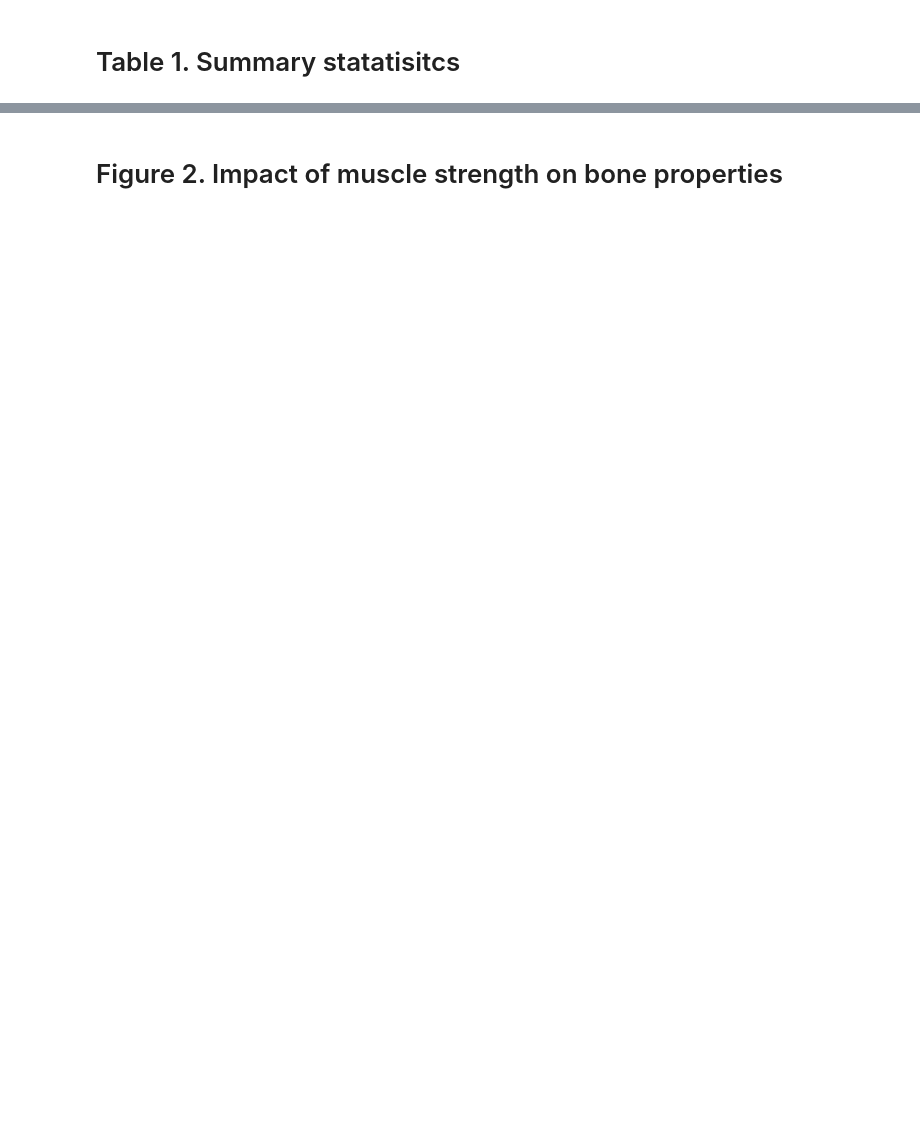
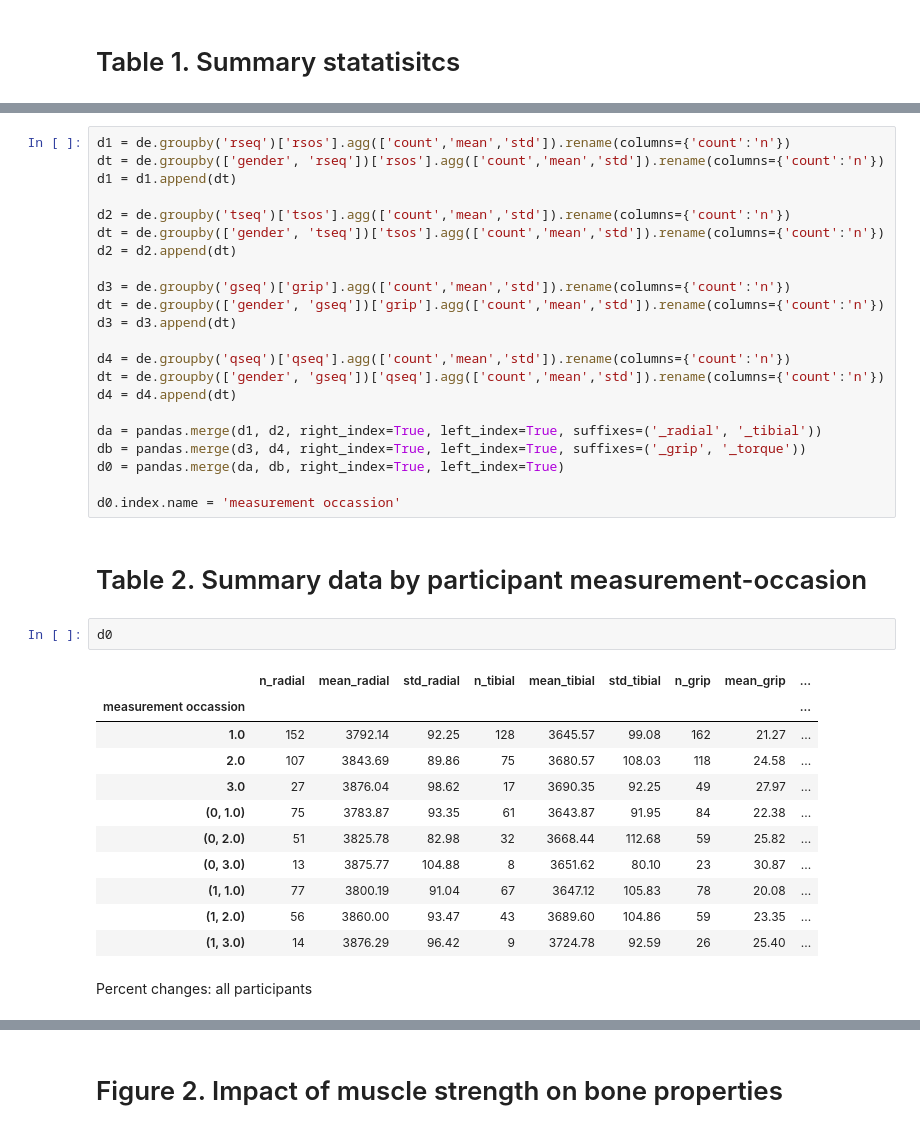
Before and after one commit to kmongeon/exercise_physiology, a Jupyter notebook: scripts/june2017_no_adjust.ipynb, the cells around one changed output, grey strips where cells are left out. Cells and saved outputs as stored; diff of their text form; blank space fills up the shorter version.

```diff
--- a/scripts/june2017_no_adjust.ipynb
+++ b/scripts/june2017_no_adjust.ipynb
@@ -263,0 +279,40 @@ dtype: float64
+# %%
+d1 = de.groupby('rseq')['rsos'].agg(['count','mean','std']).rename(columns={'count':'n'})
+dt = de.groupby(['gender', 'rseq'])['rsos'].agg(['count','mean','std']).rename(columns={'count':'n'})
+d1 = d1.append(dt)
+
+d2 = de.groupby('tseq')['tsos'].agg(['count','mean','std']).rename(columns={'count':'n'})
+dt = de.groupby(['gender', 'tseq'])['tsos'].agg(['count','mean','std']).rename(columns={'count':'n'})
+d2 = d2.append(dt)
+
+d3 = de.groupby('gseq')['grip'].agg(['count','mean','std']).rename(columns={'count':'n'})
+dt = de.groupby(['gender', 'gseq'])['grip'].agg(['count','mean','std']).rename(columns={'count':'n'})
+d3 = d3.append(dt)
+
+d4 = de.groupby('qseq')['qseq'].agg(['count','mean','std']).rename(columns={'count':'n'})
+dt = de.groupby(['gender', 'gseq'])['qseq'].agg(['count','mean','std']).rename(columns={'count':'n'})
+d4 = d4.append(dt)
+
+da = pandas.merge(d1, d2, right_index=True, left_index=True, suffixes=('_radial', '_tibial'))
+db = pandas.merge(d3, d4, right_index=True, left_index=True, suffixes=('_grip', '_torque'))
+d0 = pandas.merge(da, db, right_index=True, left_index=True)
+
+d0.index.name = 'measurement occassion'
+# %% [markdown]
+# Table 2. Summary data by participant measurement-occasion
+# %%
+d0
+# %% [output]
+|  | n_radial | mean_radial | std_radial | n_tibial | mean_tibial | std_tibial | n_grip | mean_grip | ... |
+| measurement occassion |  |  |  |  |  |  |  |  | ... |
+| 1.0 | 152 | 3792.14 | 92.25 | 128 | 3645.57 | 99.08 | 162 | 21.27 | ... |
+| 2.0 | 107 | 3843.69 | 89.86 | 75 | 3680.57 | 108.03 | 118 | 24.58 | ... |
+| 3.0 | 27 | 3876.04 | 98.62 | 17 | 3690.35 | 92.25 | 49 | 27.97 | ... |
+| (0, 1.0) | 75 | 3783.87 | 93.35 | 61 | 3643.87 | 91.95 | 84 | 22.38 | ... |
+| (0, 2.0) | 51 | 3825.78 | 82.98 | 32 | 3668.44 | 112.68 | 59 | 25.82 | ... |
+| (0, 3.0) | 13 | 3875.77 | 104.88 | 8 | 3651.62 | 80.10 | 23 | 30.87 | ... |
+| (1, 1.0) | 77 | 3800.19 | 91.04 | 67 | 3647.12 | 105.83 | 78 | 20.08 | ... |
+| (1, 2.0) | 56 | 3860.00 | 93.47 | 43 | 3689.60 | 104.86 | 59 | 23.35 | ... |
+| (1, 3.0) | 14 | 3876.29 | 96.42 | 9 | 3724.78 | 92.59 | 26 | 25.40 | ... |
+# %% [markdown]
+Percent changes: all participants
```
Also changed, not shown: parts of 26 cells of this notebook, 7 other files.
